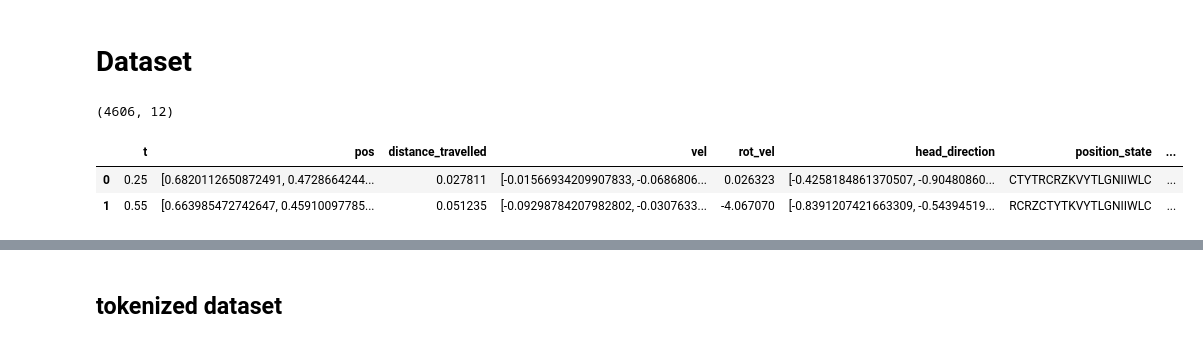
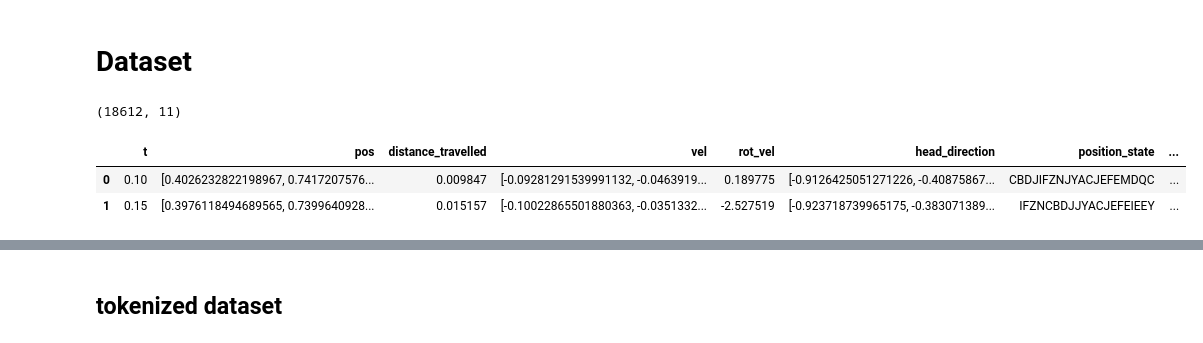
Before and after one commit to mgteus/navitrans, a Jupyter notebook: navitran_vizz_reboot_bert.ipynb, the cells around one changed output, grey strips where cells are left out. Saved outputs shown, nothing was run; the diff lists cells and outputs as text; code cells hidden in the pictures.

```diff
--- a/navitran_vizz_reboot_bert.ipynb
+++ b/navitran_vizz_reboot_bert.ipynb
@@ -21,14 +34,14 @@ os.environ["CUDA_LAUNCH_BLOCKING"] = "1"
 # %% [markdown]
 # Dataset
 # %%
-df = pd.read_csv(r'df_trainset_v3.csv')
+df = pd.read_csv(r'bert_trainset.csv')
 print(df.shape)
 df.head(2)
 # %% [output]
-(4606, 12)
+(18612, 11)
 |  | t | pos | distance_travelled | vel | rot_vel | head_direction | position_state | ... |
-| 0 | 0.25 | [0.6820112650872491, 0.4728664244... | 0.027811 | [-0.01566934209907833, -0.0686806... | 0.026323 | [-0.4258184861370507, -0.90480860... | CTYTRCRZKVYTLGNIIWLC | ... |
-| 1 | 0.55 | [0.663985472742647, 0.45910097785... | 0.051235 | [-0.09298784207982802, -0.0307633... | -4.067070 | [-0.8391207421663309, -0.54394519... | RCRZCTYTKVYTLGNIIWLC | ... |
+| 0 | 0.10 | [0.4026232822198967, 0.7417207576... | 0.009847 | [-0.09281291539991132, -0.0463919... | 0.189775 | [-0.9126425051271226, -0.40875867... | CBDJIFZNJYACJEFEMDQC | ... |
+| 1 | 0.15 | [0.3976118494689565, 0.7399640928... | 0.015157 | [-0.10022865501880363, -0.0351332... | -2.527519 | [-0.923718739965175, -0.383071389... | IFZNCBDJJYACJEFEIEEY | ... |
 # %%
 token_to_ps = {pid:ps for pid, ps in zip(df['position_state_id'], df['position_state'])}
 ps_to_token = {ps:pid for pid, ps in zip(df['position_state_id'], df['position_state'])}
```
Also changed, not shown: parts of 30 cells of this notebook.
